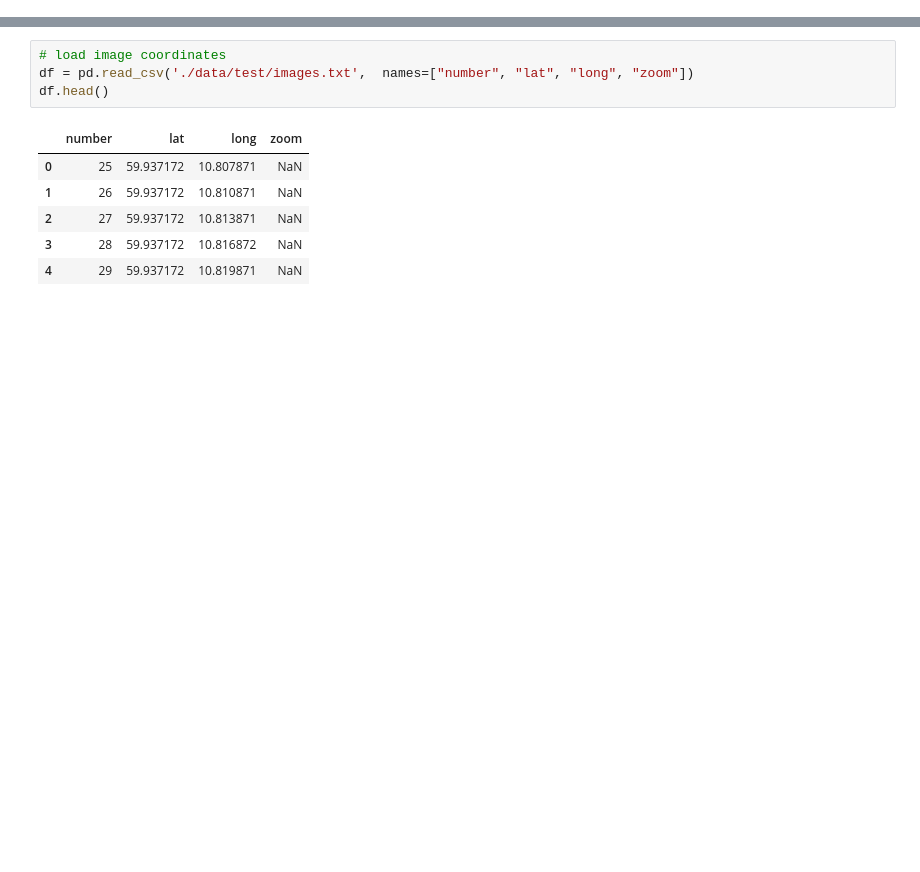
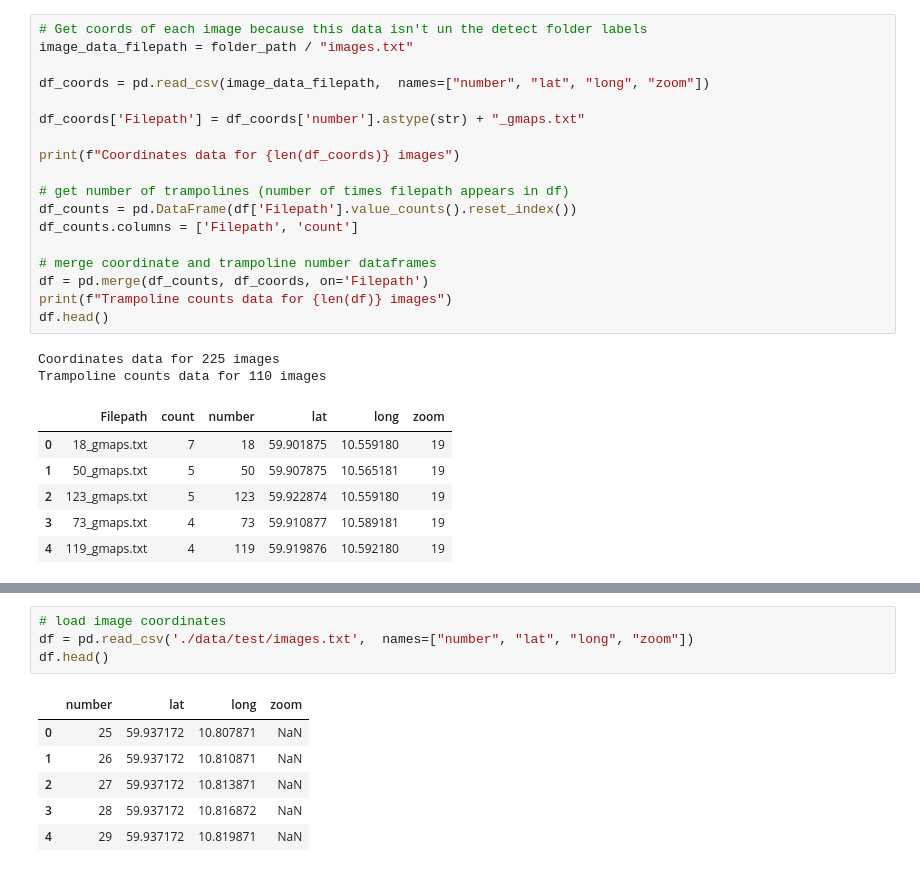
Before and after one commit to lukegriffiths/trampolines, a Jupyter notebook: visualisation.ipynb, the cells around one changed output, grey strips where cells are left out. Drawn from its saved outputs; the diff is of its cells as text; blank space fills up the shorter version.

```diff
--- a/visualisation.ipynb
+++ b/visualisation.ipynb
@@ -4,0 +76,27 @@ import pandas as pd
+# %%
+# Get coords of each image because this data isn't un the detect folder labels
+image_data_filepath = folder_path / "images.txt"
+
+df_coords = pd.read_csv(image_data_filepath,  names=["number", "lat", "long", "zoom"])
+
+df_coords['Filepath'] = df_coords['number'].astype(str) + "_gmaps.txt"
+
+print(f"Coordinates data for {len(df_coords)} images")
+
+# get number of trampolines (number of times filepath appears in df)
+df_counts = pd.DataFrame(df['Filepath'].value_counts().reset_index())
+df_counts.columns = ['Filepath', 'count']
+
+# merge coordinate and trampoline number dataframes
+df = pd.merge(df_counts, df_coords, on='Filepath')
+print(f"Trampoline counts data for {len(df)} images")
+df.head()
+# %% [output]
+Coordinates data for 225 images
+Trampoline counts data for 110 images
+|  | Filepath | count | number | lat | long | zoom |
+| 0 | 18_gmaps.txt | 7 | 18 | 59.901875 | 10.559180 | 19 |
+| 1 | 50_gmaps.txt | 5 | 50 | 59.907875 | 10.565181 | 19 |
+| 2 | 123_gmaps.txt | 5 | 123 | 59.922874 | 10.559180 | 19 |
+| 3 | 73_gmaps.txt | 4 | 73 | 59.910877 | 10.589181 | 19 |
+| 4 | 119_gmaps.txt | 4 | 119 | 59.919876 | 10.592180 | 19 |
```
Also changed, not shown: parts of 14 cells of this notebook.
